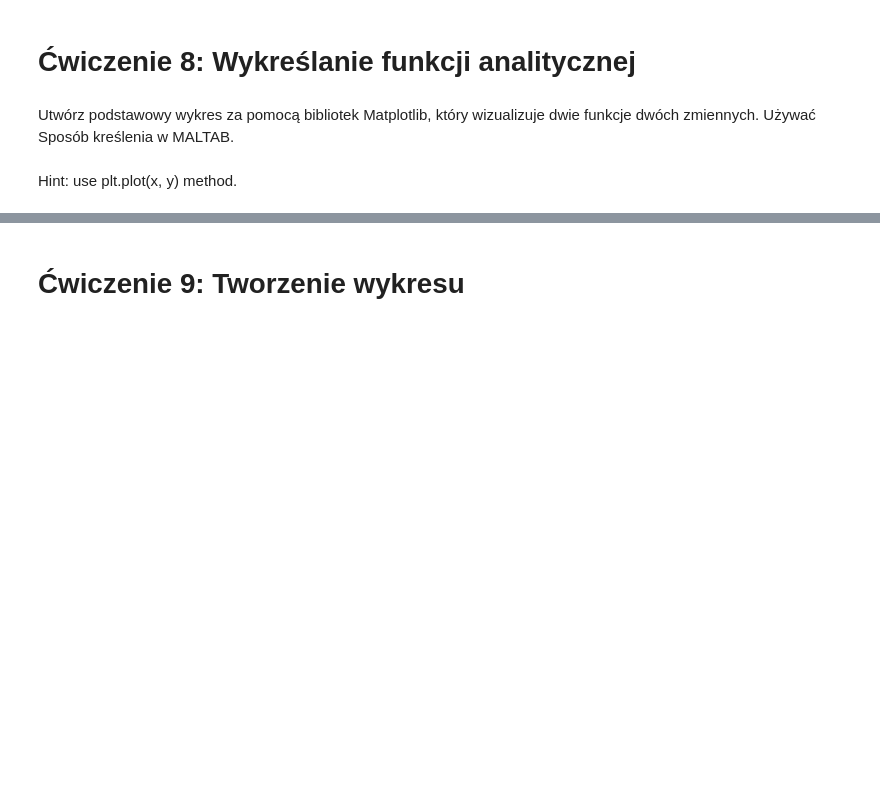
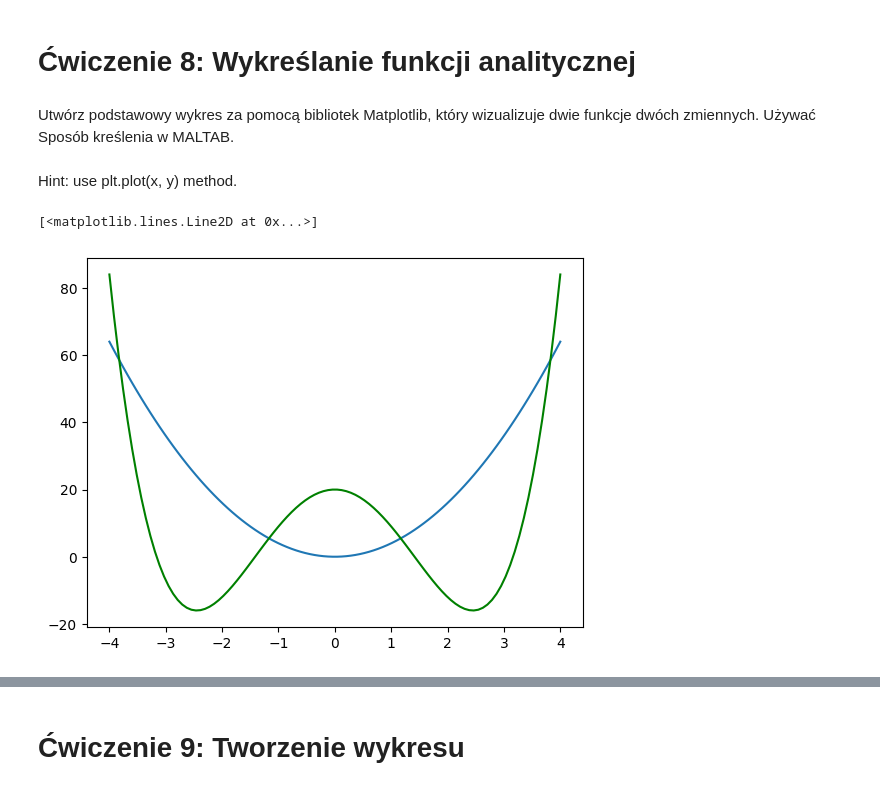
Before and after one commit to sendecka/DataCamp---Data-Scientist-with-Python, a Jupyter notebook: 09 Analiza dużych zbiorów danych I/Ćwiczenia/Exercise.ipynb, the cells around one changed output, grey strips where cells are left out. Cells and saved outputs as stored; diff of their text form; code cells hidden in the pictures; blank space fills up the shorter version.

```diff
--- a/09 Analiza dużych zbiorów danych I/Ćwiczenia/Exercise.ipynb
+++ b/09 Analiza dużych zbiorów danych I/Ćwiczenia/Exercise.ipynb
@@ -575,3 +575,17 @@ df.to_csv('radiation_clean.csv', index=False, sep=';', encoding='utf-8')
 Utwórz podstawowy wykres za pomocą bibliotek Matplotlib, który wizualizuje dwie funkcje dwóch zmiennych. Używać Sposób kreślenia w MALTAB.
 # %% [markdown]
 Hint: use plt.plot(x, y) method.
+# %%
+import numpy as np
+import matplotlib.pyplot as plt
+
+x=np.linspace(-4,4,100)
+y=4*np.power(x,2)
+y1=np.power(x,4)-12*np.power(x,2)+20
+# %%
+%matplotlib inline
+plt.plot(x,y)
+plt.plot(x,y1,'g')
+# %% [output]
+[<matplotlib.lines.Line2D at 0x...>]
+[figure, added]
```
Also changed, not shown: parts of 5 cells of this notebook, 2 other files.
